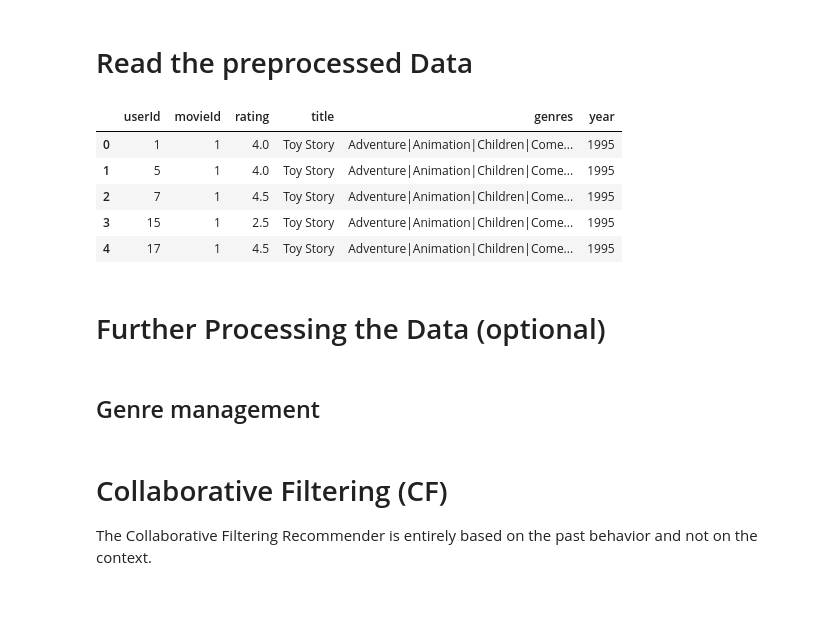
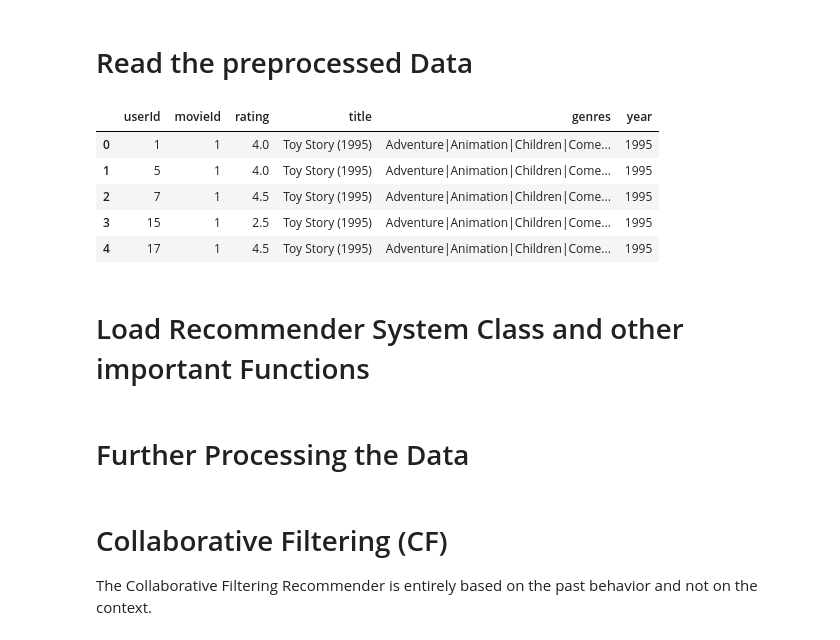
Before and after one commit to athoynilimanew/MovieRecommendation, a Jupyter notebook: Notebooks/SmallDataSet_Notebooks/Model_1_knn_Final.ipynb, the cells around one changed output. Drawn from its saved outputs; the diff is of its cells as text; code cells hidden in the pictures; blank space fills up the shorter version.

```diff
--- a/Notebooks/SmallDataSet_Notebooks/Model_1_knn_Final.ipynb
+++ b/Notebooks/SmallDataSet_Notebooks/Model_1_knn_Final.ipynb
@@ -3,14 +3,16 @@
 # %%
 import numpy as np
 import pandas as pd
 %matplotlib inline
 import matplotlib.pyplot as plt
-df=pd.read_csv("../../Data/ml-latest-small/PreprocessedData_ml_latest_year_small.csv",index_col=0)
+df=pd.read_csv("../../Data/ml-latest-small/PreprocessedData_ml_latest_year_small.csv")
 df.head()
 # %% [output]
 |  | userId | movieId | rating | title | genres | year |
-| 0 | 1 | 1 | 4.0 | Toy Story | Adventure|Animation|Children|Come... | 1995 |
-| 1 | 5 | 1 | 4.0 | Toy Story | Adventure|Animation|Children|Come... | 1995 |
-| 2 | 7 | 1 | 4.5 | Toy Story | Adventure|Animation|Children|Come... | 1995 |
-| 3 | 15 | 1 | 2.5 | Toy Story | Adventure|Animation|Children|Come... | 1995 |
-| 4 | 17 | 1 | 4.5 | Toy Story | Adventure|Animation|Children|Come... | 1995 |
+| 0 | 1 | 1 | 4.0 | Toy Story (1995) | Adventure|Animation|Children|Come... | 1995 |
+| 1 | 5 | 1 | 4.0 | Toy Story (1995) | Adventure|Animation|Children|Come... | 1995 |
+| 2 | 7 | 1 | 4.5 | Toy Story (1995) | Adventure|Animation|Children|Come... | 1995 |
+| 3 | 15 | 1 | 2.5 | Toy Story (1995) | Adventure|Animation|Children|Come... | 1995 |
+| 4 | 17 | 1 | 4.5 | Toy Story (1995) | Adventure|Animation|Children|Come... | 1995 |
+# %% [markdown]
+# Load Recommender System Class and other important Functions
@@ -17,4 +21,2 @@ df.head()
 # %% [markdown]
-# Further Processing the Data (optional)
+# Further Processing the Data
-# %% [markdown]
-## Genre management
```
Also changed, not shown: parts of 35 cells of this notebook, 1 other file.
